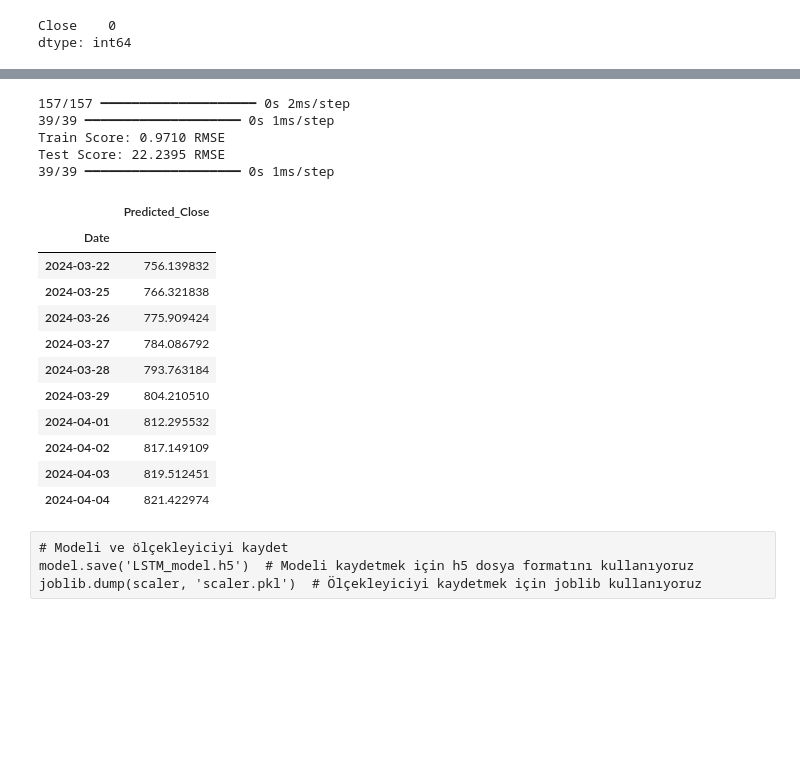
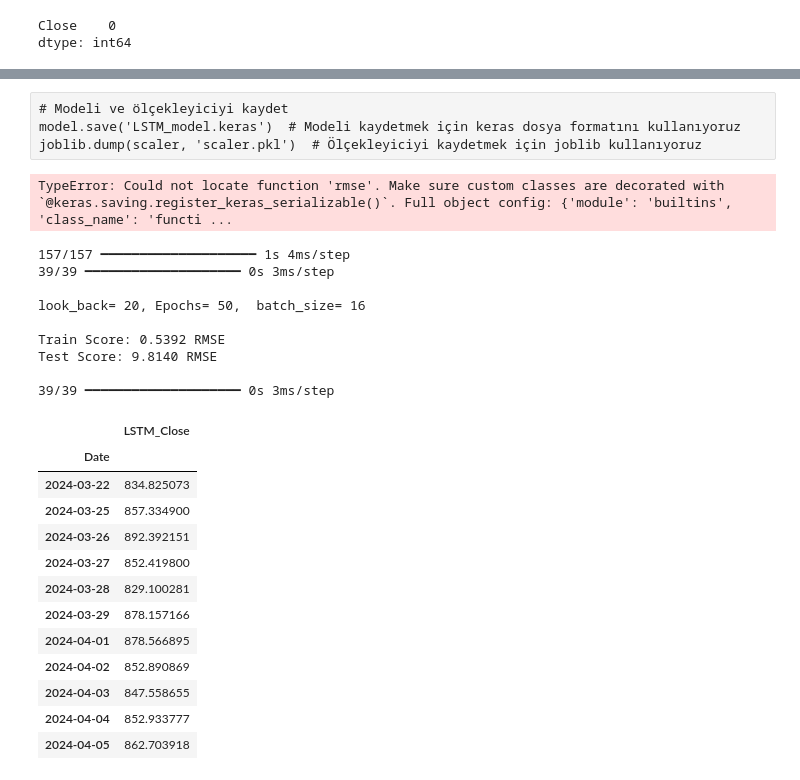
Before and after one commit to TunahanINCE/Machine-Learning-Models-for-Predicting-Stock-Market-Closing-Prices, a Jupyter notebook: TunahanINCE.ipynb, the cells around one changed output, grey strips where cells are left out. Saved outputs shown, nothing was run; the diff lists cells and outputs as text; code cells hidden in the pictures; blank space fills up the shorter version.

```diff
--- a/TunahanINCE.ipynb
+++ b/TunahanINCE.ipynb
@@ -994,8 +1014,8 @@ def predict_next_n_days(model, normalized_data, look_back, weekdays_count_LSTM):
 # %%
 # Eğitim ve test veri setlerini oluştur
-look_back = 10
-X_train, y_train = create_dataset(train_data, look_back)
-X_test, y_test = create_dataset(test_data, look_back)
+look_back = 20
+X_train, y_train = create_dataset(train, look_back)
+X_test, y_test = create_dataset(test, look_back)
 
 # Veri setlerini yeniden şekillendir (LSTM için 3D formatına)
 X_train = np.reshape(X_train, (X_train.shape[0], X_train.shape[1], 1))
@@ -1004,13 +1024,15 @@ X_test = np.reshape(X_test, (X_test.shape[0], X_test.shape[1], 1))
 
 # LSTM modelini oluştur
 model = Sequential()
-model.add(LSTM(units=50, return_sequences=True, input_shape=(look_back, 1)))
-model.add(LSTM(units=50))
+model.add(LSTM(units=100, return_sequences=True, input_shape=(look_back, 1)))
+model.add(LSTM(units=100))
 model.add(Dense(1))
 
 # Modeli derle
 model.compile(loss='mean_squared_error', optimizer='adam', metrics =[rmse])
 
 # Modeli eğit
-model.fit(X_train, y_train, epochs=100, batch_size=16384, verbose=1)  # Daha fazla epoch ile daha iyi sonuçlar alabilirsiniz
+epochs=50
+batch_size=16
+model.fit(X_train, y_train, epochs=epochs, batch_size=batch_size, verbose=1)  # Daha fazla epoch ile daha iyi sonuçlar alabilirsiniz
 # %% [output]
@@ -1035,51 +1059,64 @@ Epoch 100/100
+# %% [raw]
+# Modeli ve ölçekleyiciyi kaydet
+model.save('LSTM_model.keras')  # Modeli kaydetmek için keras dosya formatını kullanıyoruz
+joblib.dump(scaler, 'scaler.pkl')  # Ölçekleyiciyi kaydetmek için joblib kullanıyoruz
+# %%
+from tensorflow.keras.models import load_model
+model = load_model('LSTM_model.keras')
+#import joblib
+#scaler = joblib.load('scaler.pkl')
+# %% [output]
+TypeError: Could not locate function 'rmse'. Make sure custom classes are decorated with `@keras.saving.register_keras_serializable()`. Full object config: {'module': 'builtins', 'class_name': 'functi ...
 # %%
 # Tahmin yap
 train_predict = model.predict(X_train)
 test_predict = model.predict(X_test)
 
 # Ölçeklendirmeyi tersine çevir
 train_predict = scaler.inverse_transform(train_predict)
 y_train = scaler.inverse_transform([y_train])
 test_predict = scaler.inverse_transform(test_predict)
 y_test = scaler.inverse_transform([y_test])
 
+print(f'\nlook_back= {look_back},',f'Epochs= {epochs},',f' batch_size= {batch_size}\n')
 # Model performansını değerlendir
 train_score = np.sqrt(np.mean((y_train[0] - train_predict[:, 0])**2))
 test_score = np.sqrt(np.mean((y_test[0] - test_predict[:, 0])**2))
 print(f'Train Score: {train_score:.4f} RMSE')
-print(f'Test Score: {test_score:.4f} RMSE')
+print(f'Test Score: {test_score:.4f} RMSE \n')
 
 # İş günleri için tarih aralığı oluştur
 last_date = df_LSTM.index[-1] + pd.Timedelta(days=1)
 dates = pd.bdate_range(start=last_date, periods=weekdays_count, freq='B')
 
 # Tahminleri yap
 predictions = model.predict(X_test)[-weekdays_count:] # Test setinin sonundan alınan 6 tahmin
 predicted_prices = scaler.inverse_transform(predictions)
 
 # Tahminleri içeren DataFrame oluştur
-predictions_df = pd.DataFrame(data=predicted_prices, index=dates, columns=['Predicted_Close'])
-predictions_df.index.name = "Date"
-predictions_df
+df_LSTM_forecast = pd.DataFrame(data=predicted_prices, index=dates, columns=['LSTM_Close'])
+df_LSTM_forecast.index.name = "Date"
+df_LSTM_forecast
 # %% [output]
-157/157 ━━━━━━━━━━━━━━━━━━━━ 0s 2ms/step
-39/39 ━━━━━━━━━━━━━━━━━━━━ 0s 1ms/step
-Train Score: 0.9710 RMSE
-Test Score: 22.2395 RMSE
-39/39 ━━━━━━━━━━━━━━━━━━━━ 0s 1ms/step
+157/157 ━━━━━━━━━━━━━━━━━━━━ 1s 4ms/step
+39/39 ━━━━━━━━━━━━━━━━━━━━ 0s 3ms/step
+
+look_back= 20, Epochs= 50,  batch_size= 16
+
+Train Score: 0.5392 RMSE
+Test Score: 9.8140 RMSE
+
+39/39 ━━━━━━━━━━━━━━━━━━━━ 0s 3ms/step
-|  | Predicted_Close |
+|  | LSTM_Close |
 | Date |  |
-| 2024-03-22 | 756.139832 |
-| 2024-03-25 | 766.321838 |
-| 2024-03-26 | 775.909424 |
-| 2024-03-27 | 784.086792 |
-| 2024-03-28 | 793.763184 |
-| 2024-03-29 | 804.210510 |
-| 2024-04-01 | 812.295532 |
-| 2024-04-02 | 817.149109 |
-| 2024-04-03 | 819.512451 |
-| 2024-04-04 | 821.422974 |
+| 2024-03-22 | 834.825073 |
+| 2024-03-25 | 857.334900 |
+| 2024-03-26 | 892.392151 |
+| 2024-03-27 | 852.419800 |
+| 2024-03-28 | 829.100281 |
+| 2024-03-29 | 878.157166 |
+| 2024-04-01 | 878.566895 |
+| 2024-04-02 | 852.890869 |
+| 2024-04-03 | 847.558655 |
+| 2024-04-04 | 852.933777 |
+| 2024-04-05 | 862.703918 |
-# %% [raw]
-# Modeli ve ölçekleyiciyi kaydet
-model.save('LSTM_model.h5')  # Modeli kaydetmek için h5 dosya formatını kullanıyoruz
-joblib.dump(scaler, 'scaler.pkl')  # Ölçekleyiciyi kaydetmek için joblib kullanıyoruz
```
Also changed, not shown: parts of 48 cells of this notebook.
